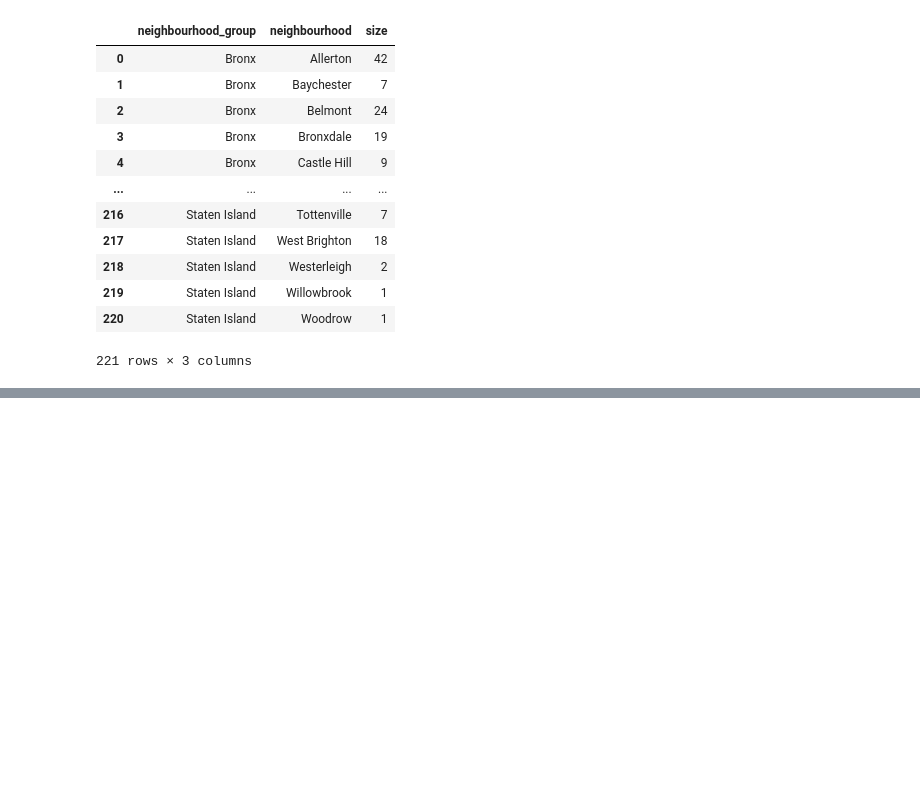
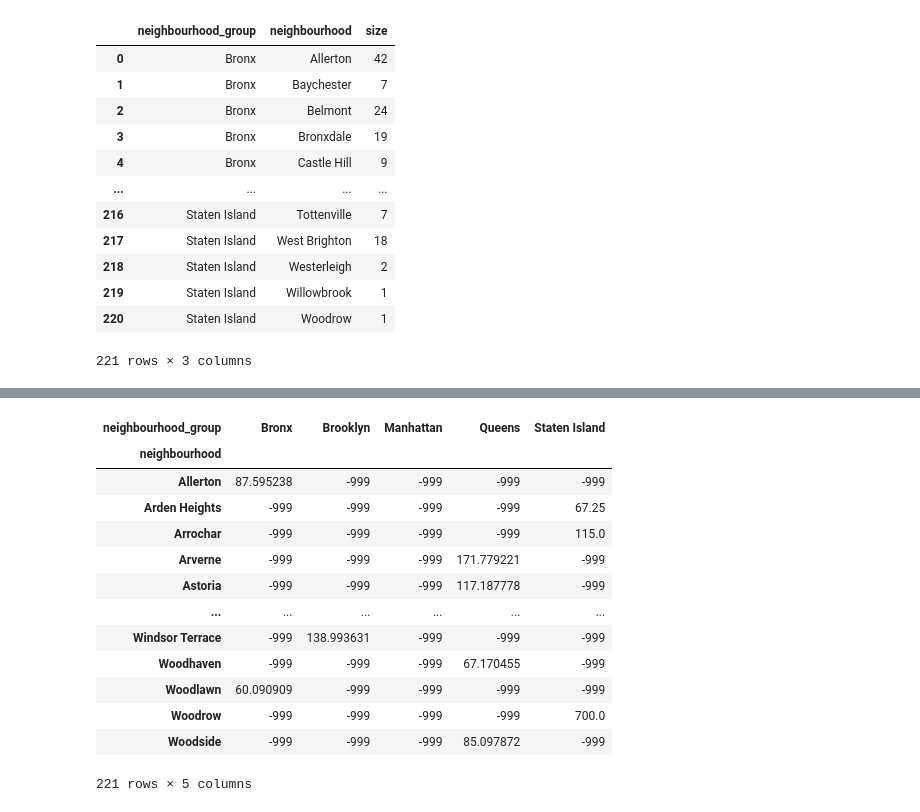
Before and after one commit to cocoheart0128/BigDataAnalystCert, a Jupyter notebook: pandasMain_Solution.ipynb, the cells around one changed output, grey strips where cells are left out. Drawn from its saved outputs; the diff is of its cells as text; code cells hidden in the pictures; blank space fills up the shorter version.

```diff
--- a/pandasMain_Solution.ipynb
+++ b/pandasMain_Solution.ipynb
@@ -549,0 +637,17 @@ pd.DataFrame(df.groupby(['neighbourhood_group','neighbourhood']).size(),columns=
+# %%
+df.groupby(['neighbourhood','neighbourhood_group'])['price'].mean().unstack().fillna('-999')
+# %% [output]
+| neighbourhood_group | Bronx | Brooklyn | Manhattan | Queens | Staten Island |
+| neighbourhood |  |  |  |  |  |
+| Allerton | 87.595238 | -999 | -999 | -999 | -999 |
+| Arden Heights | -999 | -999 | -999 | -999 | 67.25 |
+| Arrochar | -999 | -999 | -999 | -999 | 115.0 |
+| Arverne | -999 | -999 | -999 | 171.779221 | -999 |
+| Astoria | -999 | -999 | -999 | 117.187778 | -999 |
+| ... | ... | ... | ... | ... | ... |
+| Windsor Terrace | -999 | 138.993631 | -999 | -999 | -999 |
+| Woodhaven | -999 | -999 | -999 | 67.170455 | -999 |
+| Woodlawn | 60.090909 | -999 | -999 | -999 | -999 |
+| Woodrow | -999 | -999 | -999 | -999 | 700.0 |
+| Woodside | -999 | -999 | -999 | 85.097872 | -999 |
+221 rows × 5 columns
```
Also changed, not shown: parts of 65 cells of this notebook.
